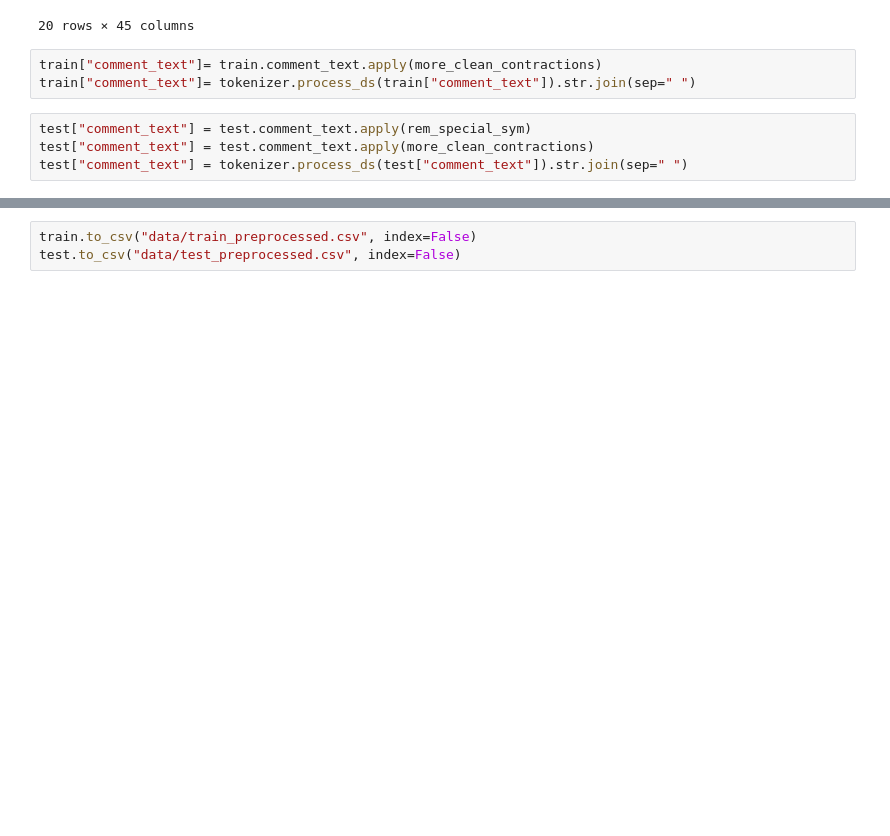
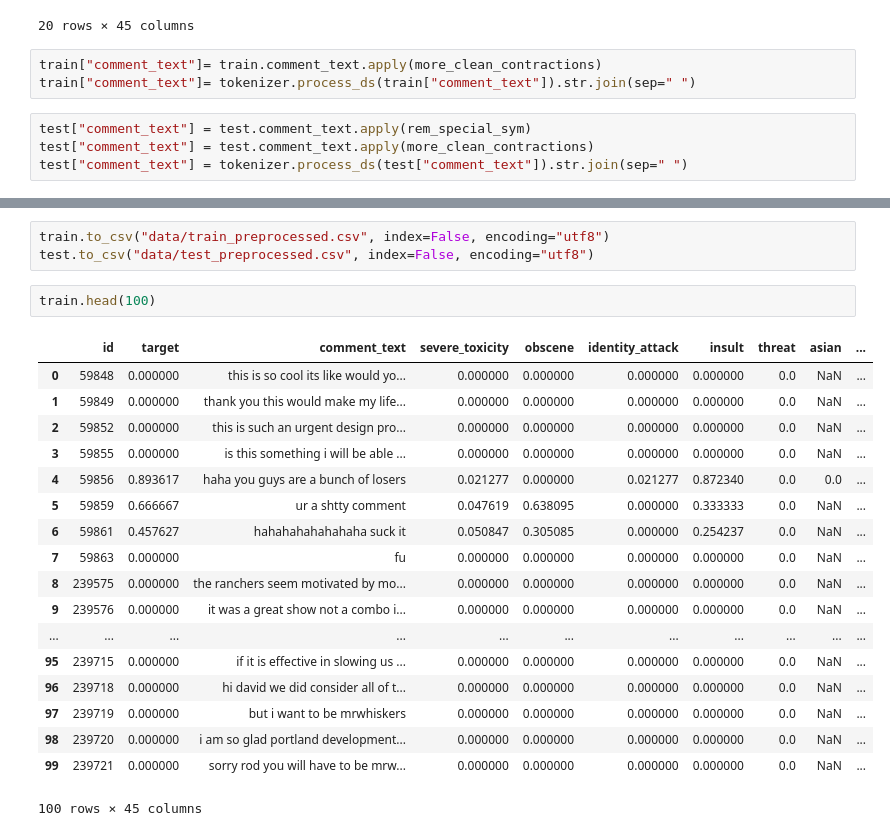
Before and after one commit to alecluna/Text-Toxicity-Classifier, a Jupyter notebook: preprocessing_text.ipynb, the cells around one changed output, grey strips where cells are left out. Drawn from its saved outputs; the diff is of its cells as text; blank space fills up the shorter version.

```diff
--- a/preprocessing_text.ipynb
+++ b/preprocessing_text.ipynb
@@ -430,3 +438,24 @@ test["comment_text"] = tokenizer.process_ds(test["comment_text"]).str.join(sep="
 # %%
-train.to_csv("data/train_preprocessed.csv", index=False)
-test.to_csv("data/test_preprocessed.csv", index=False)
+train.to_csv("data/train_preprocessed.csv", index=False, encoding="utf8")
+test.to_csv("data/test_preprocessed.csv", index=False, encoding="utf8")
+# %%
+train.head(100)
+# %% [output]
+|  | id | target | comment_text | severe_toxicity | obscene | identity_attack | insult | threat | asian | ... |
+| 0 | 59848 | 0.000000 | this is so cool its like would yo... | 0.000000 | 0.000000 | 0.000000 | 0.000000 | 0.0 | NaN | ... |
+| 1 | 59849 | 0.000000 | thank you this would make my life... | 0.000000 | 0.000000 | 0.000000 | 0.000000 | 0.0 | NaN | ... |
+| 2 | 59852 | 0.000000 | this is such an urgent design pro... | 0.000000 | 0.000000 | 0.000000 | 0.000000 | 0.0 | NaN | ... |
+| 3 | 59855 | 0.000000 | is this something i will be able ... | 0.000000 | 0.000000 | 0.000000 | 0.000000 | 0.0 | NaN | ... |
+| 4 | 59856 | 0.893617 | haha you guys are a bunch of losers | 0.021277 | 0.000000 | 0.021277 | 0.872340 | 0.0 | 0.0 | ... |
+| 5 | 59859 | 0.666667 | ur a shtty comment | 0.047619 | 0.638095 | 0.000000 | 0.333333 | 0.0 | NaN | ... |
+| 6 | 59861 | 0.457627 | hahahahahahahaha suck it | 0.050847 | 0.305085 | 0.000000 | 0.254237 | 0.0 | NaN | ... |
+| 7 | 59863 | 0.000000 | fu | 0.000000 | 0.000000 | 0.000000 | 0.000000 | 0.0 | NaN | ... |
+| 8 | 239575 | 0.000000 | the ranchers seem motivated by mo... | 0.000000 | 0.000000 | 0.000000 | 0.000000 | 0.0 | NaN | ... |
+| 9 | 239576 | 0.000000 | it was a great show not a combo i... | 0.000000 | 0.000000 | 0.000000 | 0.000000 | 0.0 | NaN | ... |
+| ... | ... | ... | ... | ... | ... | ... | ... | ... | ... | ... |
+| 95 | 239715 | 0.000000 | if it is effective in slowing us ... | 0.000000 | 0.000000 | 0.000000 | 0.000000 | 0.0 | NaN | ... |
+| 96 | 239718 | 0.000000 | hi david we did consider all of t... | 0.000000 | 0.000000 | 0.000000 | 0.000000 | 0.0 | NaN | ... |
+| 97 | 239719 | 0.000000 | but i want to be mrwhiskers | 0.000000 | 0.000000 | 0.000000 | 0.000000 | 0.0 | NaN | ... |
+| 98 | 239720 | 0.000000 | i am so glad portland development... | 0.000000 | 0.000000 | 0.000000 | 0.000000 | 0.0 | NaN | ... |
+| 99 | 239721 | 0.000000 | sorry rod you will have to be mrw... | 0.000000 | 0.000000 | 0.000000 | 0.000000 | 0.0 | NaN | ... |
+100 rows × 45 columns
```
Also changed, not shown: parts of 1 cell of this notebook, 1 other file.
